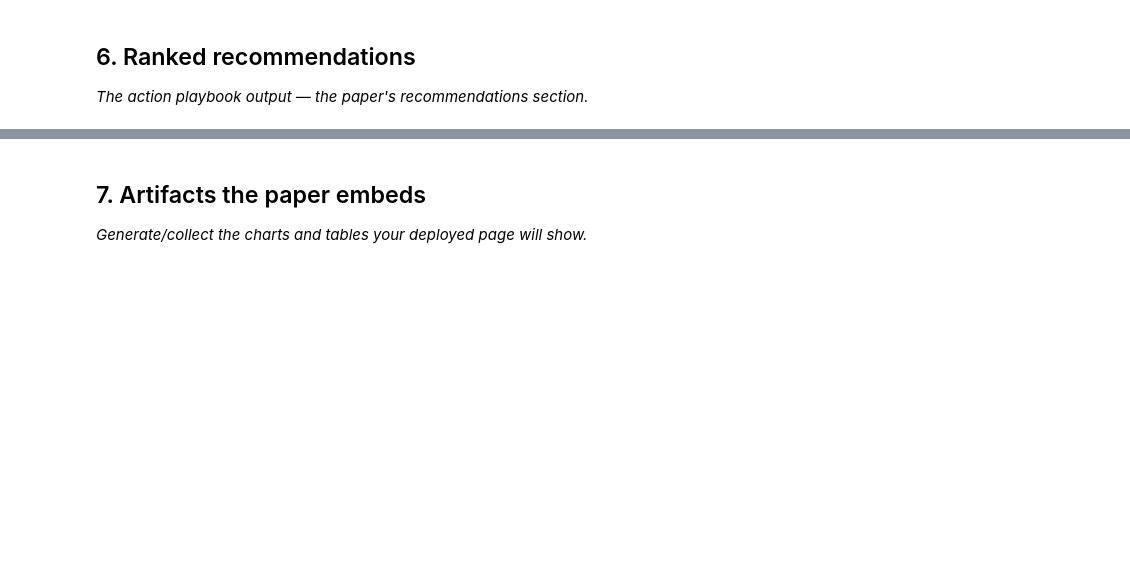
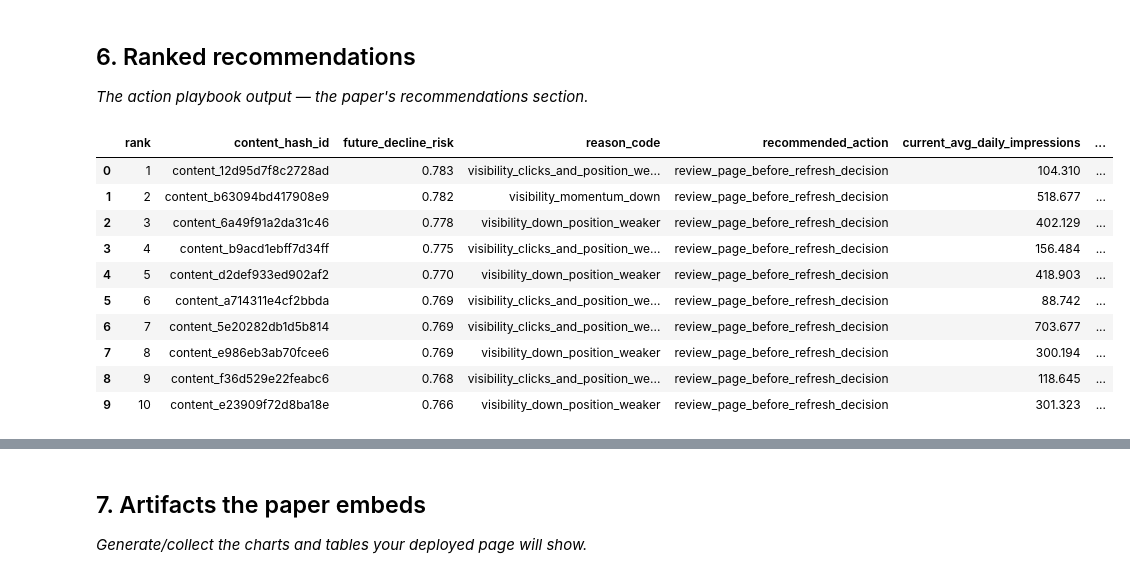
Before and after one commit to MuhammadTalha-pk/ML-Internship-Task1, a Jupyter notebook: work/notebooks/capstone.ipynb, the cells around one changed output, grey strips where cells are left out. Saved outputs shown, nothing was run; the diff lists cells and outputs as text; code cells hidden in the pictures; blank space fills up the shorter version.

```diff
--- a/work/notebooks/capstone.ipynb
+++ b/work/notebooks/capstone.ipynb
@@ -30,3 +1332,96 @@ This skeleton is yours to fill. Work the sections **in order** — each one has
 ## 6. Ranked recommendations
 
 *The action playbook output — the paper's recommendations section.*
+# %%
+# ---------------------------------------------------------
+# Final action queue with public-safe reason codes
+# Model itself is NOT changed here.
+# ---------------------------------------------------------
+
+def make_reason_code(row):
+    imp_down = row["impression_momentum_log"] < 0
+    clicks_down = row["click_momentum_log"] < 0
+    position_worse = row["position_change"] > 0
+
+    if imp_down and clicks_down and position_worse:
+        return "visibility_clicks_and_position_weakened"
+
+    if imp_down and position_worse:
+        return "visibility_down_position_weaker"
+
+    if imp_down and clicks_down:
+        return "visibility_and_clicks_down"
+
+    if imp_down:
+        return "visibility_momentum_down"
+
+    if position_worse:
+        return "position_weaker"
+
+    return "multi_signal_model_risk"
+
+
+final_queue["reason_code"] = (
+    final_queue.apply(
+        make_reason_code,
+        axis=1
+    )
+)
+
+final_queue["recommended_action"] = np.where(
+    final_queue["rank"] <= 50,
+    "review_page_before_refresh_decision",
+    "monitor"
+)
+
+public_queue_columns = [
+    "rank",
+    "content_hash_id",
+    "future_decline_risk",
+    "reason_code",
+    "recommended_action",
+    "current_avg_daily_impressions",
+    "current_ctr_pct_feature",
+    "current_avg_position_feature",
+    "impression_momentum_log",
+    "click_momentum_log",
+    "position_change",
+]
+
+top50_recommendations = (
+    final_queue[
+        public_queue_columns
+    ]
+    .head(50)
+    .copy()
+)
+
+display(
+    top50_recommendations
+    .head(10)
+    .round(3)
+)
+
+queue_path = (
+    "work/outputs/"
+    "capstone_ranked_recommendations.csv"
+)
+
+top50_recommendations.to_csv(
+    queue_path,
+    index=False
+)
+
+print("Saved ranked recommendations:", queue_path)
+# %% [output]
+|  | rank | content_hash_id | future_decline_risk | reason_code | recommended_action | current_avg_daily_impressions | ... |
+| 0 | 1 | content_12d95d7f8c2728ad | 0.783 | visibility_clicks_and_position_we... | review_page_before_refresh_decision | 104.310 | ... |
+| 1 | 2 | content_b63094bd417908e9 | 0.782 | visibility_momentum_down | review_page_before_refresh_decision | 518.677 | ... |
+| 2 | 3 | content_6a49f91a2da31c46 | 0.778 | visibility_down_position_weaker | review_page_before_refresh_decision | 402.129 | ... |
+| 3 | 4 | content_b9acd1ebff7d34ff | 0.775 | visibility_clicks_and_position_we... | review_page_before_refresh_decision | 156.484 | ... |
+| 4 | 5 | content_d2def933ed902af2 | 0.770 | visibility_down_position_weaker | review_page_before_refresh_decision | 418.903 | ... |
+| 5 | 6 | content_a714311e4cf2bbda | 0.769 | visibility_clicks_and_position_we... | review_page_before_refresh_decision | 88.742 | ... |
+| 6 | 7 | content_5e20282db1d5b814 | 0.769 | visibility_clicks_and_position_we... | review_page_before_refresh_decision | 703.677 | ... |
+| 7 | 8 | content_e986eb3ab70fcee6 | 0.769 | visibility_down_position_weaker | review_page_before_refresh_decision | 300.194 | ... |
+| 8 | 9 | content_f36d529e22feabc6 | 0.768 | visibility_clicks_and_position_we... | review_page_before_refresh_decision | 118.645 | ... |
+| 9 | 10 | content_e23909f72d8ba18e | 0.766 | visibility_down_position_weaker | review_page_before_refresh_decision | 301.323 | ... |
```
Also changed, not shown: parts of 44 cells of this notebook.
